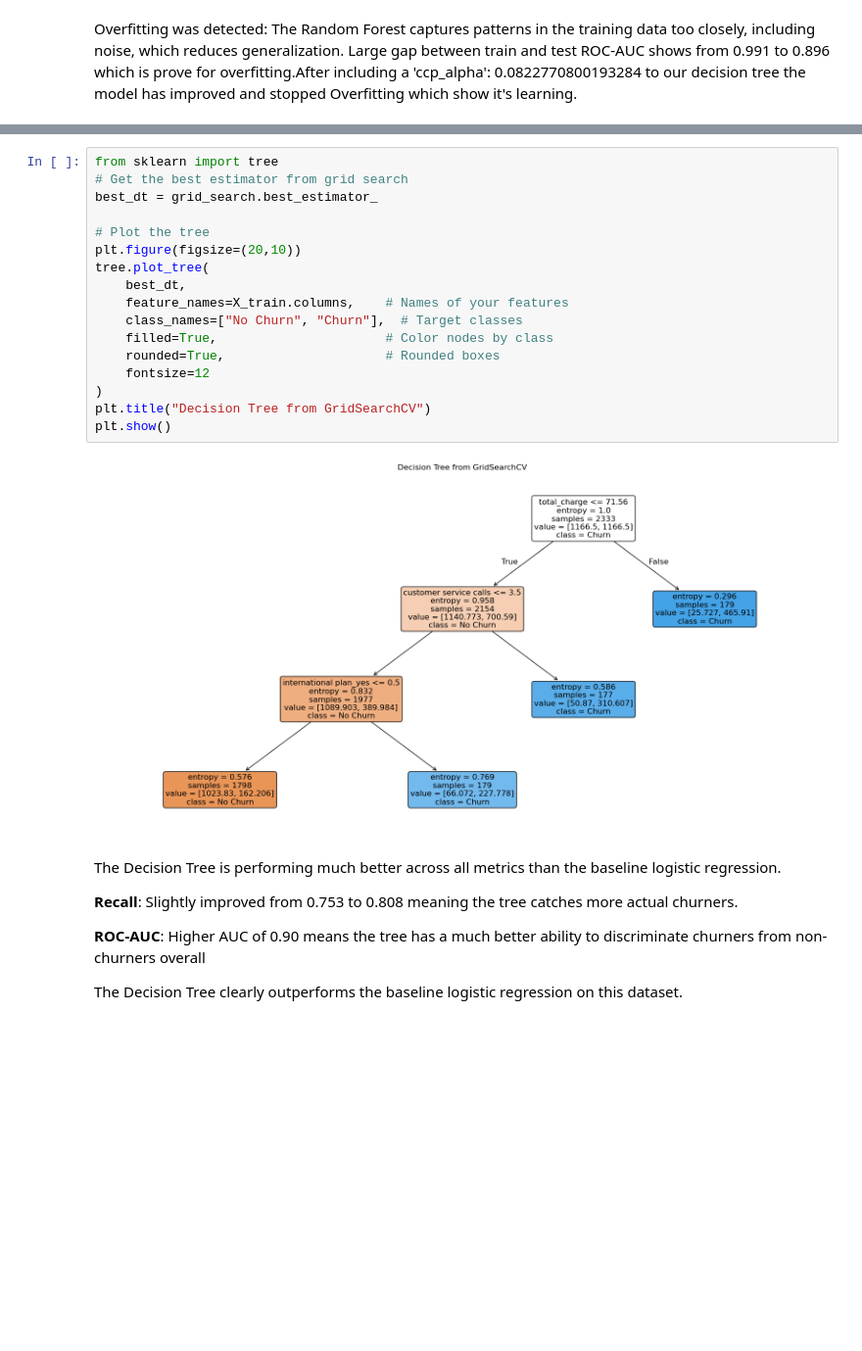
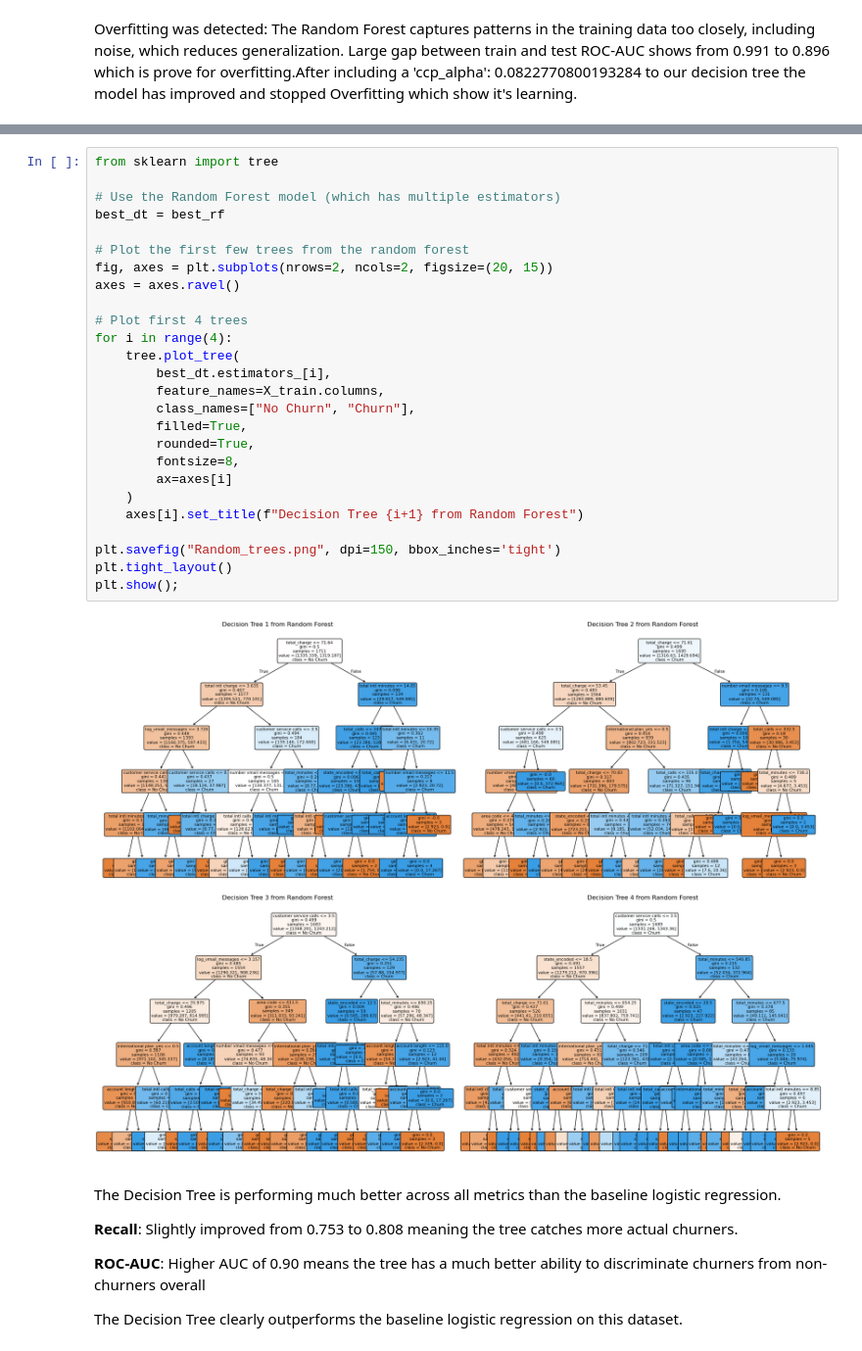
Before and after one commit to Smwangi1/SyriaTel, a Jupyter notebook: index .ipynb, the cells around one changed output, grey strips where cells are left out. Shown at 98% size. Drawn from its saved outputs; the diff is of its cells as text; blank space fills up the shorter version.

```diff
--- a/index .ipynb
+++ b/index .ipynb
@@ -1037,22 +1087,31 @@ plt.show()
 # %%
 from sklearn import tree
-# Get the best estimator from grid search
-best_dt = grid_search.best_estimator_
 
-# Plot the tree
-plt.figure(figsize=(20,10))
-tree.plot_tree(
-    best_dt,
-    feature_names=X_train.columns,    # Names of your features
-    class_names=["No Churn", "Churn"],  # Target classes
-    filled=True,                      # Color nodes by class
-    rounded=True,                     # Rounded boxes
-    fontsize=12
-)
-plt.title("Decision Tree from GridSearchCV")
-plt.show()
+# Use the Random Forest model (which has multiple estimators)
+best_dt = best_rf
+
+# Plot the first few trees from the random forest
+fig, axes = plt.subplots(nrows=2, ncols=2, figsize=(20, 15))
+axes = axes.ravel()
+
+# Plot first 4 trees
+for i in range(4):
+    tree.plot_tree(
+        best_dt.estimators_[i],
+        feature_names=X_train.columns,
+        class_names=["No Churn", "Churn"],
+        filled=True,
+        rounded=True,
+        fontsize=8,
+        ax=axes[i]
+    )
+    axes[i].set_title(f"Decision Tree {i+1} from Random Forest")
+
+plt.savefig("Random_trees.png", dpi=150, bbox_inches='tight')
+plt.tight_layout()
+plt.show();
 # %% [output]
-[figure, old version]
+[figure, new version]
 # %% [markdown]
 The Decision Tree is performing much better across all metrics than the baseline logistic regression.
 
```
Also changed, not shown: parts of 34 cells of this notebook, 8 other files.
